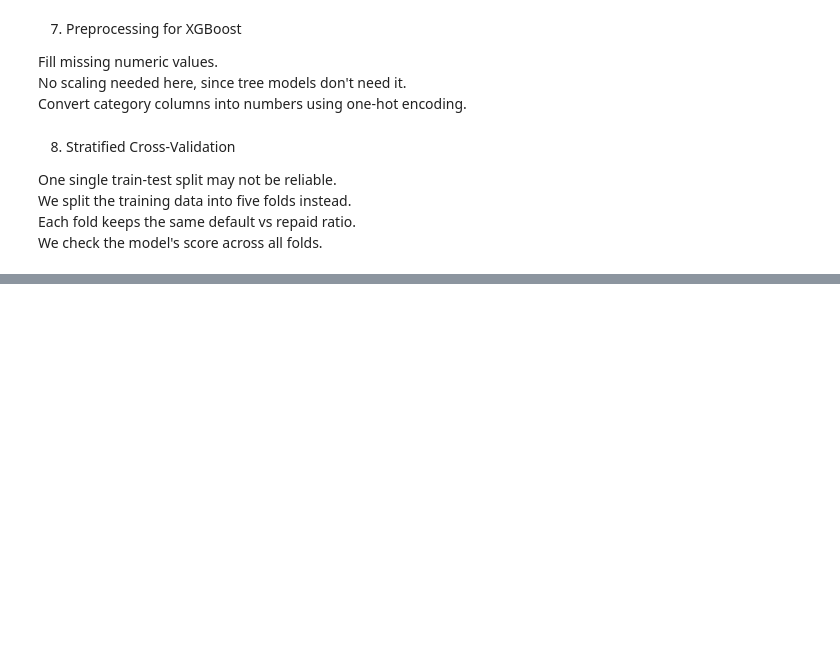
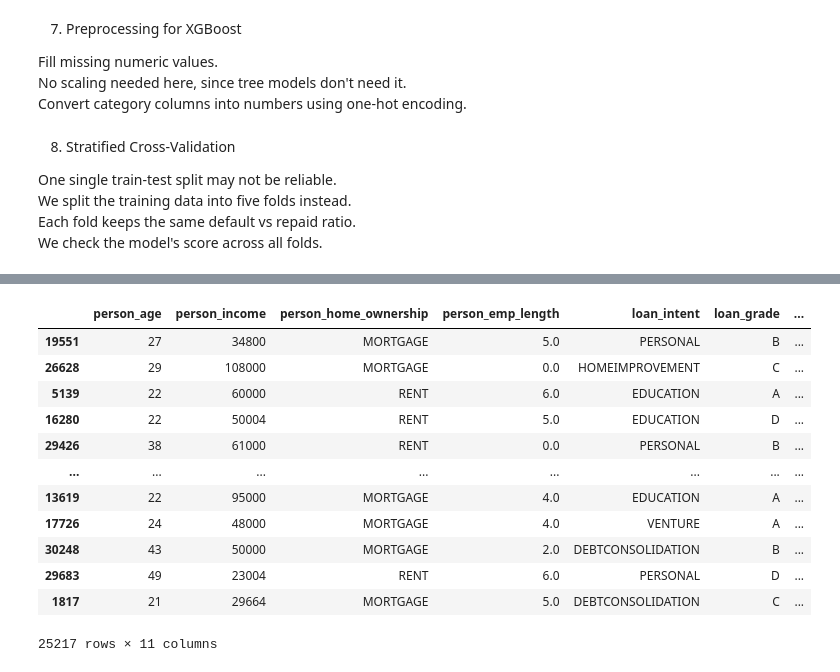
Before and after one commit to ShamsherCoder09/Credit-Risk-Project, a Jupyter notebook: credit-risk.ipynb, the cells around one changed output, grey strips where cells are left out. Saved outputs shown, nothing was run; the diff lists cells and outputs as text; code cells hidden in the pictures; blank space fills up the shorter version.

```diff
--- a/credit-risk.ipynb
+++ b/credit-risk.ipynb
@@ -315,0 +377,16 @@ xgb_cv_pipeline = Pipeline([
+# %%
+X_train
+# %% [output]
+|  | person_age | person_income | person_home_ownership | person_emp_length | loan_intent | loan_grade | ... |
+| 19551 | 27 | 34800 | MORTGAGE | 5.0 | PERSONAL | B | ... |
+| 26628 | 29 | 108000 | MORTGAGE | 0.0 | HOMEIMPROVEMENT | C | ... |
+| 5139 | 22 | 60000 | RENT | 6.0 | EDUCATION | A | ... |
+| 16280 | 22 | 50004 | RENT | 5.0 | EDUCATION | D | ... |
+| 29426 | 38 | 61000 | RENT | 0.0 | PERSONAL | B | ... |
+| ... | ... | ... | ... | ... | ... | ... | ... |
+| 13619 | 22 | 95000 | MORTGAGE | 4.0 | EDUCATION | A | ... |
+| 17726 | 24 | 48000 | MORTGAGE | 4.0 | VENTURE | A | ... |
+| 30248 | 43 | 50000 | MORTGAGE | 2.0 | DEBTCONSOLIDATION | B | ... |
+| 29683 | 49 | 23004 | RENT | 6.0 | PERSONAL | D | ... |
+| 1817 | 21 | 29664 | MORTGAGE | 5.0 | DEBTCONSOLIDATION | C | ... |
+25217 rows × 11 columns
```
Also changed, not shown: parts of 6 cells of this notebook.
